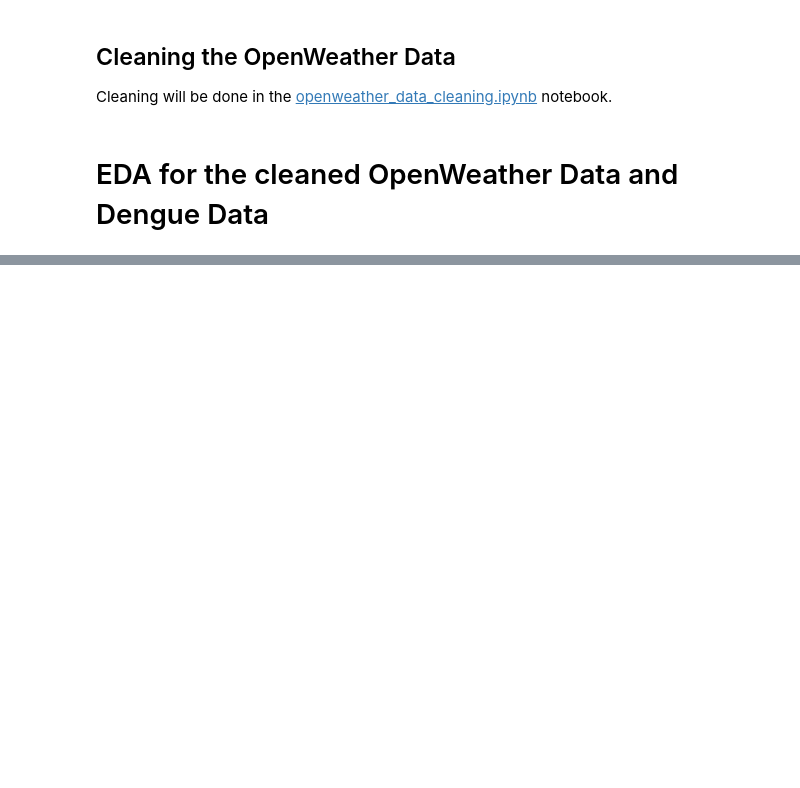
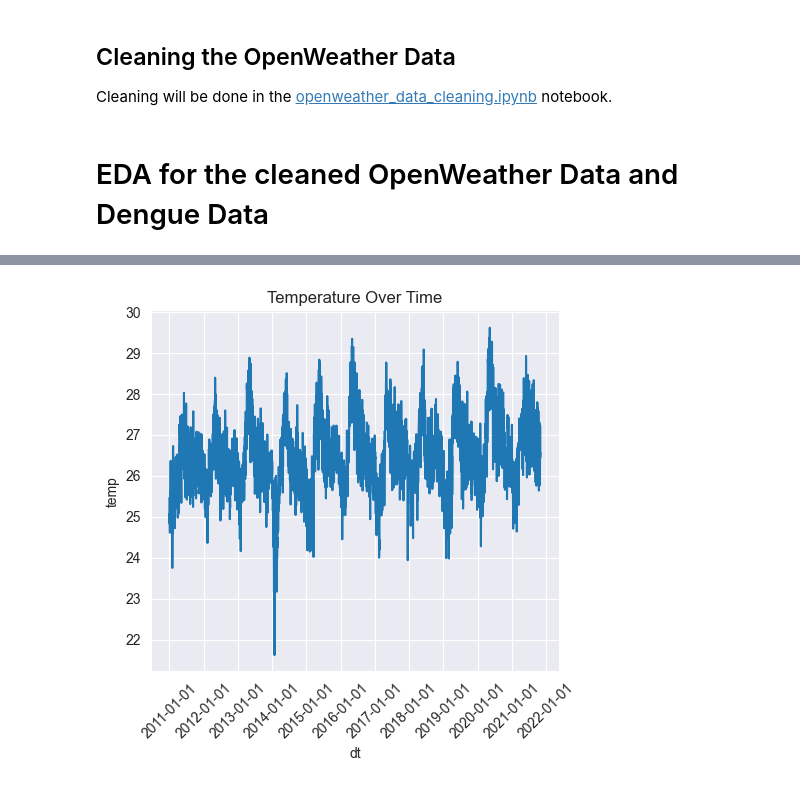
Before and after one commit to Iloilo-Dengue-Watch/Iloilo-Dengue-Watch, a Jupyter notebook: eda_notebook.ipynb, the cells around one changed output, grey strips where cells are left out. Saved outputs shown, nothing was run; the diff lists cells and outputs as text; code cells hidden in the pictures; blank space fills up the shorter version.

```diff
--- a/eda_notebook.ipynb
+++ b/eda_notebook.ipynb
@@ -172,0 +183,4 @@ import seaborn as sns
+# %%
+df_openweather = pd.read_csv('data/openweather/weather_data.csv')
+df_openweather['dt'] = pd.to_datetime(df_openweather['dt'])
+df_openweather.head()
@@ -172,0 +194,12 @@ import seaborn as sns
+# %%
+sns.relplot(data=df_openweather, x='dt', y='temp', kind='line')
+plt.figsize=(15, 5)
+plt.gca().xaxis.set_major_formatter(plt.matplotlib.dates.DateFormatter('%Y-%m-%d'))
+plt.gca().xaxis.set_major_locator(plt.matplotlib.dates.YearLocator())
+
+plt.title("Temperature Over Time")
+plt.xticks(rotation=45)
+plt.tight_layout()
+plt.show()
+# %% [output]
+[figure, added]
```
Also changed, not shown: parts of 4 cells of this notebook, 6 other files.
